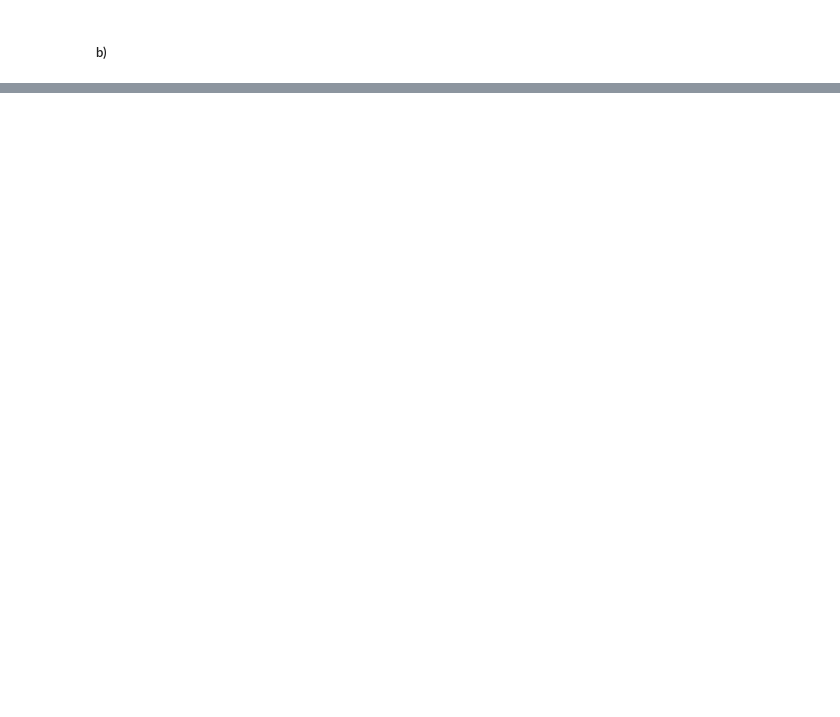
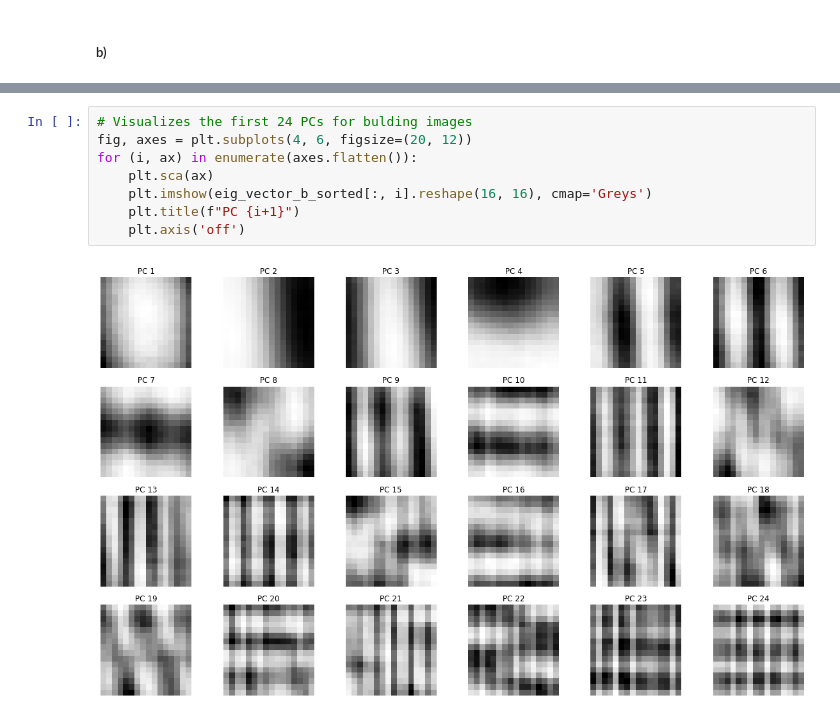
Before and after one commit to iyhabz/MI_2, a Jupyter notebook: Ue_1/sheet01_solved.ipynb, the cells around one changed output, grey strips where cells are left out. Drawn from its saved outputs; the diff is of its cells as text; blank space fills up the shorter version.

```diff
--- a/Ue_1/sheet01_solved.ipynb
+++ b/Ue_1/sheet01_solved.ipynb
@@ -293,0 +333,10 @@ for ax in axes.flatten():
+# %%
+# Visualizes the first 24 PCs for bulding images
+fig, axes = plt.subplots(4, 6, figsize=(20, 12))
+for (i, ax) in enumerate(axes.flatten()):
+    plt.sca(ax)
+    plt.imshow(eig_vector_b_sorted[:, i].reshape(16, 16), cmap='Greys')
+    plt.title(f"PC {i+1}")
+    plt.axis('off')
+# %% [output]
+[figure, added]
```
Also changed, not shown: parts of 15 cells of this notebook, 6 other files.
